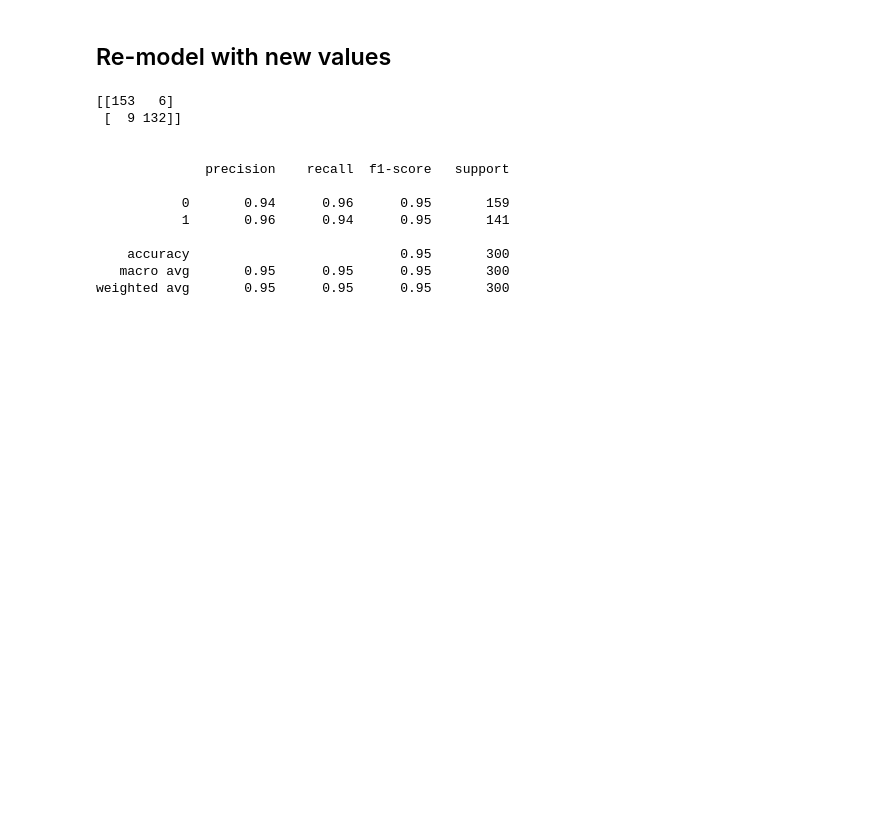
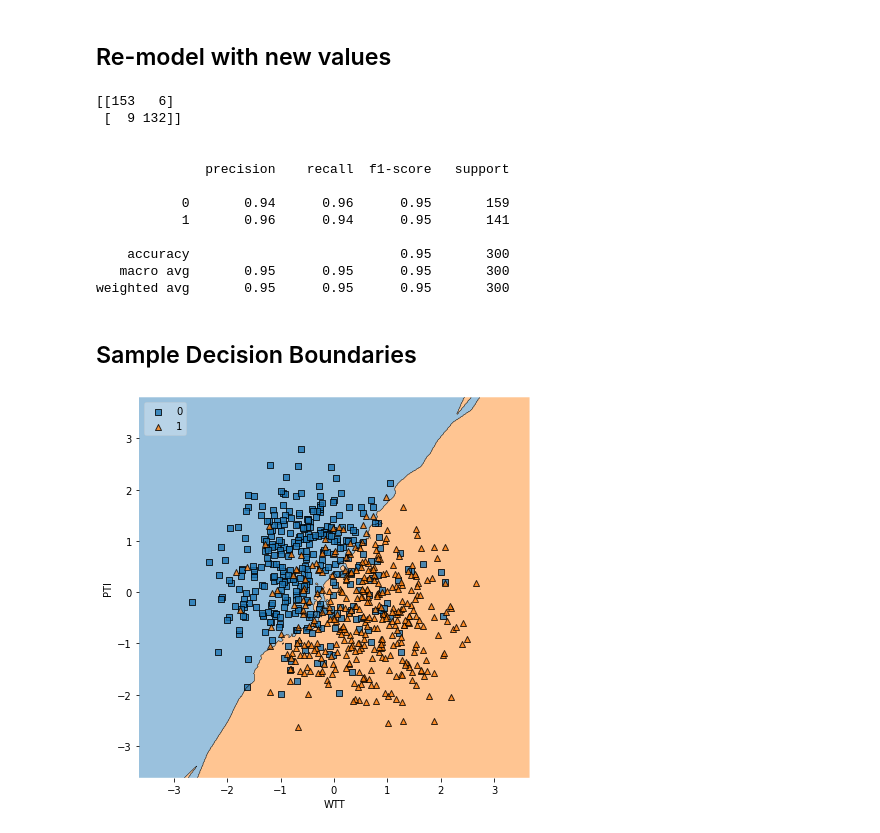
Before and after one commit to renatomaaliw3/public_files, a Jupyter notebook: CPE Electives (1 - 3)/04. Live Lectures Notebook/54. K Nearest Neighbors/classified_knn.ipynb, the cells around one changed output. Drawn from its saved outputs; the diff is of its cells as text; code cells hidden in the pictures; blank space fills up the shorter version.

```diff
--- a/CPE Electives (1 - 3)/04. Live Lectures Notebook/54. K Nearest Neighbors/classified_knn.ipynb
+++ b/CPE Electives (1 - 3)/04. Live Lectures Notebook/54. K Nearest Neighbors/classified_knn.ipynb
@@ -215,3 +215,5 @@ print(classification_report(y_test, predictions))
     accuracy                           0.95       300
    macro avg       0.95      0.95      0.95       300
 weighted avg       0.95      0.95      0.95       300
+# %% [markdown]
+## Sample Decision Boundaries
@@ -217,0 +222,23 @@ weighted avg       0.95      0.95      0.95       300
+# %%
+# Function
+
+def knn_plots(X, y):
+
+  features = X[['WTT','PTI']].values
+  target = y.values
+
+  new_model = KNeighborsClassifier(n_neighbors = 17)
+  new_model.fit(features, target)
+
+  plt.figure(figsize = (7,7))
+  plot_decision_regions(features, target, clf = new_model, legend = 2)
+
+  plt.xlabel('WTT')
+  plt.ylabel('PTI')
+  plt.show()
+# %%
+# Execute Function
+
+knn_plots(X_train, y_train)
+# %% [output]
+[figure, added]
```
Also changed, not shown: parts of 2 cells of this notebook, 11 other files.
